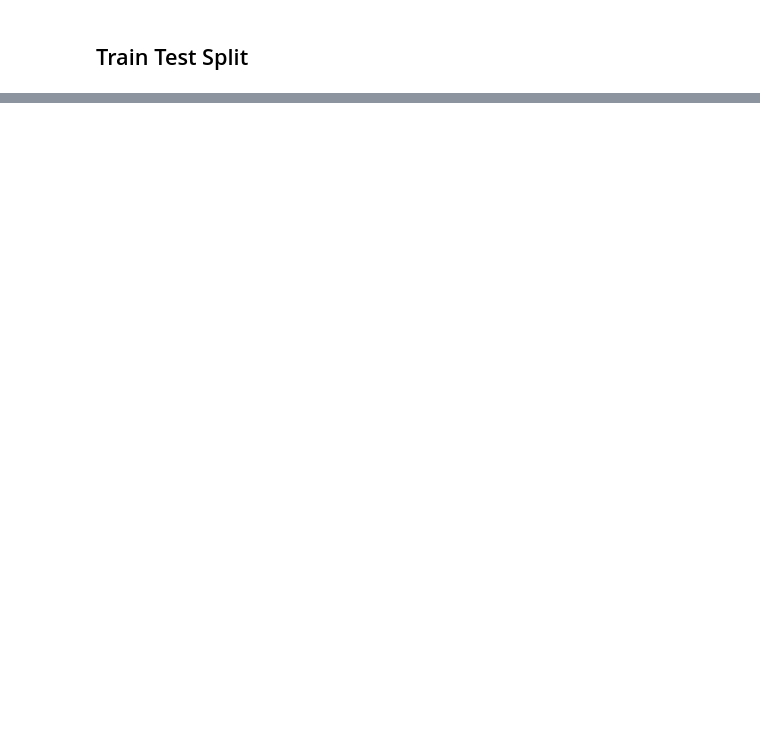
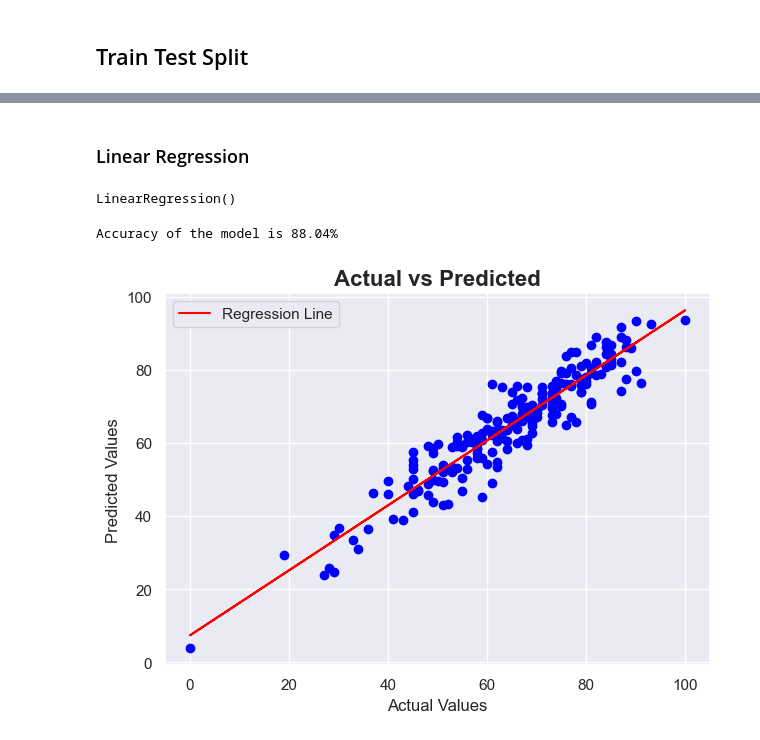
Before and after one commit to SuhasKanwar/Scholarlytics, a Jupyter notebook: notebooks/model_training.ipynb, the cells around one changed output, grey strips where cells are left out. Cells and saved outputs as stored; diff of their text form; code cells hidden in the pictures; blank space fills up the shorter version.

Commit message:
Done with the model training

```diff
--- a/notebooks/model_training.ipynb
+++ b/notebooks/model_training.ipynb
@@ -135,0 +141,19 @@ X_train, X_test, y_train, y_test = train_test_split(X, y, test_size=0.2, random_
+# %%
+def evalurate_model(true, predicted):
+    r2_square = r2_score(true, predicted)
+    mse = mean_squared_error(true, predicted)
+    mae = mean_absolute_error(true, predicted)
+    rmse = np.sqrt(mse)
+    return r2_square, mse, mae, rmse
+# %%
+models = {
+    'Linear Regression': LinearRegression(),
+    'Lasso': Lasso(),
+    'Ridge': Ridge(),
+    'K-Neighbors Regressor': KNeighborsRegressor(),
+    'Decision Tree': DecisionTreeRegressor(),
+    'Random Forest Regressor': RandomForestRegressor(),
+    'XGBoost Regressor': XGBRegressor(),
+    # 'CatBoost Regressor': CatBoostRegressor(verbose=False),
+    'AdaBoost Regressor': AdaBoostRegressor(),
+}
@@ -135,0 +227,26 @@ X_train, X_test, y_train, y_test = train_test_split(X, y, test_size=0.2, random_
+# %% [markdown]
+### Linear Regression
+# %%
+model = LinearRegression(fit_intercept=True)
+model.fit(X_train, y_train)
+# %% [output]
+LinearRegression()
+# %%
+y_pred = model.predict(X_test)
+score = r2_score(y_test, y_pred) * 100
+print("Accuracy of the model is %.2f%%" % score)
+# %% [output]
+Accuracy of the model is 88.04%
+# %%
+sns.set(style='darkgrid')
+plt.scatter(y_test, y_pred, color='blue')
+m, c = np.polyfit(y_test, y_pred, 1)
+plt.plot(y_test, m * y_test + c, color='red', label='Regression Line')
+plt.title('Actual vs Predicted', size=16, weight='bold')
+plt.xlabel('Actual Values', size=12)
+plt.ylabel('Predicted Values', size=12)
+plt.legend(loc='best')
+plt.tight_layout()
+plt.show()
+# %% [output]
+[figure, added]
```
Also changed, not shown: parts of 12 cells of this notebook.
